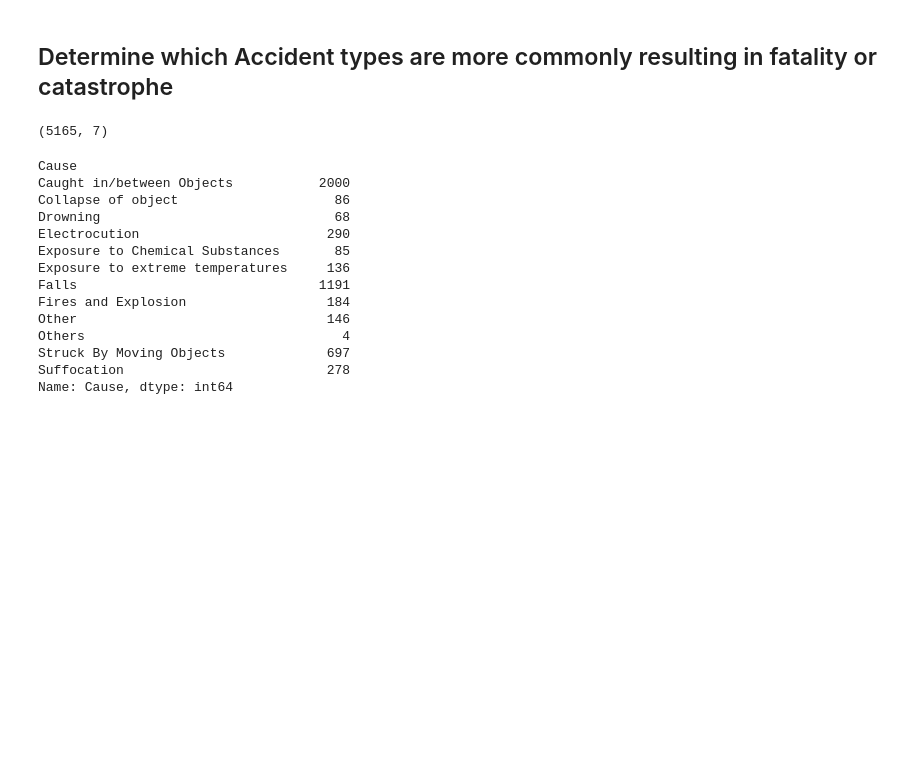
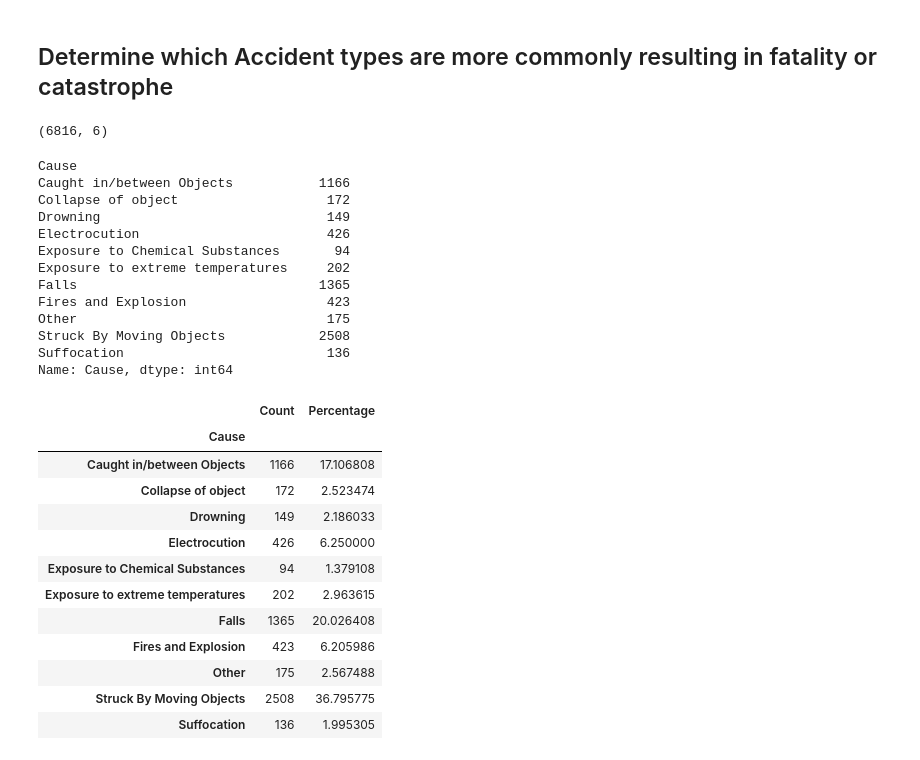
Before and after one commit to arynchoong/MTech-KE-FL, a Jupyter notebook: tfidf Models.ipynb, the cells around one changed output. Drawn from its saved outputs; the diff is of its cells as text; code cells hidden in the pictures; blank space fills up the shorter version.

```diff
--- a/tfidf Models.ipynb
+++ b/tfidf Models.ipynb
@@ -408,25 +418,44 @@ osha.to_csv("osha1.csv")
 # %% [markdown]
 ## Determine which Accident types are more commonly resulting in fatality or catastrophe
 # %%
-dfFatalOsha = osha[osha['Fatal']=='True']
+dfFatalOsha = osha[osha['Fatal']==True]
+dfFatalOsha.shape
+# %% [output]
+(6816, 6)
-# %%
-dfFatalOsha.shape
-# %% [output]
-(5165, 7)
 # %%
-dfFatalOsha.groupby('Cause').Cause.count()
+summary = dfFatalOsha.groupby('Cause').Cause.count()
+summary
 # %% [output]
 Cause
-Caught in/between Objects           2000
-Collapse of object                    86
-Drowning                              68
-Electrocution                        290
-Exposure to Chemical Substances       85
-Exposure to extreme temperatures     136
-Falls                               1191
-Fires and Explosion                  184
-Other                                146
-Others                                 4
-Struck By Moving Objects             697
-Suffocation                          278
+Caught in/between Objects           1166
+Collapse of object                   172
+Drowning                             149
+Electrocution                        426
+Exposure to Chemical Substances       94
+Exposure to extreme temperatures     202
+Falls                               1365
+Fires and Explosion                  423
+Other                                175
+Struck By Moving Objects            2508
+Suffocation                          136
 Name: Cause, dtype: int64
+# %%
+dfSummary = pd.DataFrame(summary)
+dfSummary = dfSummary.rename(columns={'Cause': 'Count'})
+total = dfSummary['Count'].sum()
+dfSummary['Percentage'] = (dfSummary['Count']/total)*100
+dfSummary
+# %% [output]
+|  | Count | Percentage |
+| Cause |  |  |
+| Caught in/between Objects | 1166 | 17.106808 |
+| Collapse of object | 172 | 2.523474 |
+| Drowning | 149 | 2.186033 |
+| Electrocution | 426 | 6.250000 |
+| Exposure to Chemical Substances | 94 | 1.379108 |
+| Exposure to extreme temperatures | 202 | 2.963615 |
+| Falls | 1365 | 20.026408 |
+| Fires and Explosion | 423 | 6.205986 |
+| Other | 175 | 2.567488 |
+| Struck By Moving Objects | 2508 | 36.795775 |
+| Suffocation | 136 | 1.995305 |
```
Also changed, not shown: parts of 17 cells of this notebook, 3 other files.
